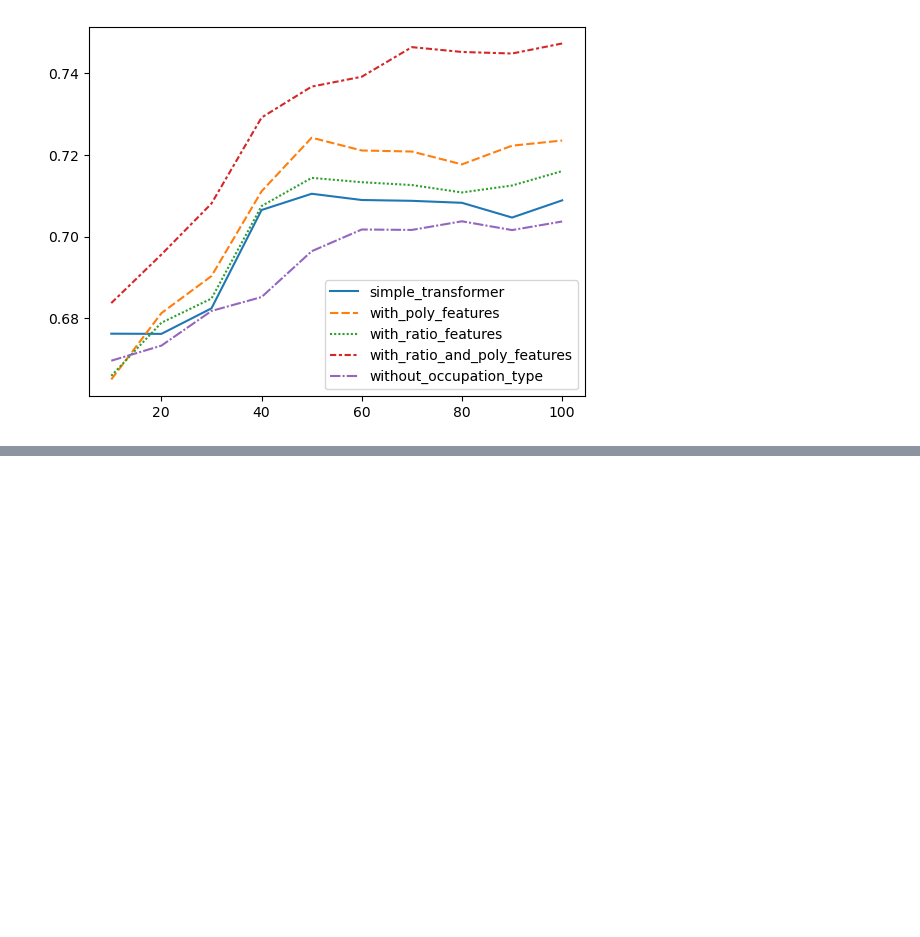
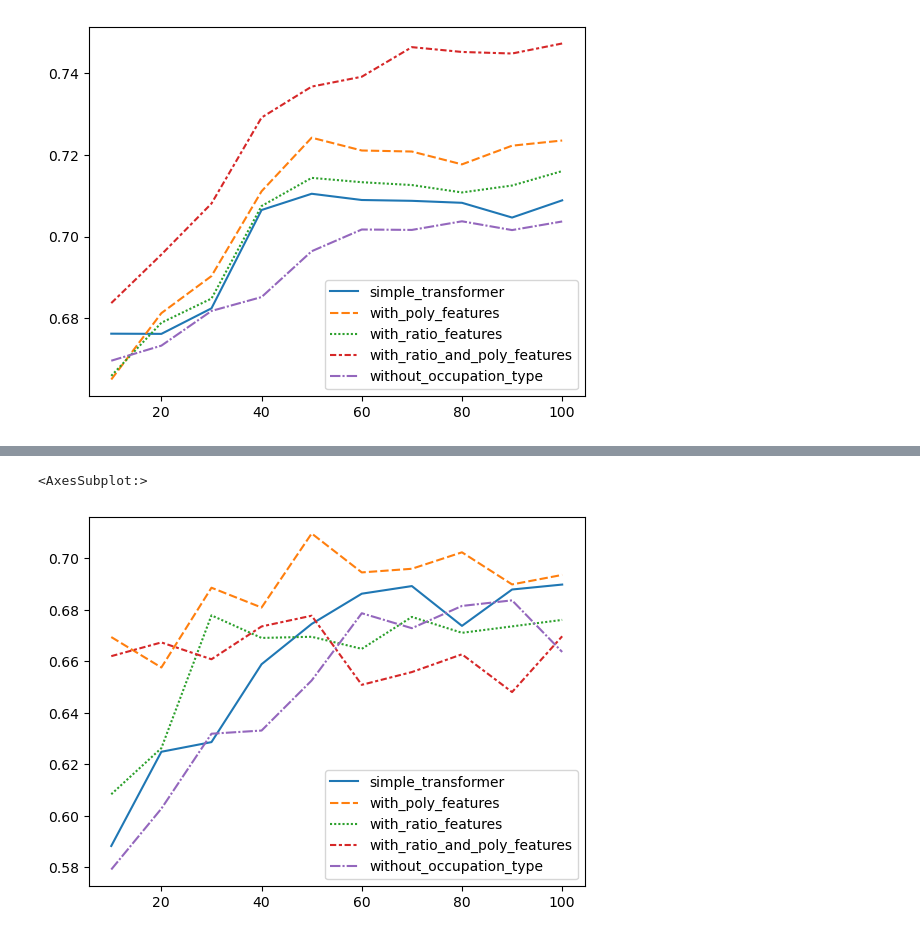
Before and after one commit to SoooSlooow/CreditCardsProject, a Jupyter notebook: Exploring features transformation.ipynb, the cells around one changed output, grey strips where cells are left out. Saved outputs shown, nothing was run; the diff lists cells and outputs as text; code cells hidden in the pictures; blank space fills up the shorter version.

Commit message:
Update feature transformation

```diff
--- a/Exploring features transformation.ipynb
+++ b/Exploring features transformation.ipynb
@@ -59,3 +59,10 @@ sns.lineplot(data=features_transformation_info)
 # %% [output]
 <AxesSubplot:>
 [figure]
+# %%
+%%time
+cv = StratifiedKFold(n_splits=5, shuffle=True, random_state=0)
+logreg_clf = RandomForestClassifier(random_state=0)
+features_transformation_info = get_features_transformation_info(df=df, classifier=logreg_clf, cv=cv)
+sns.lineplot(data=features_transformation_info)
+# %% [output]
@@ -61,0 +71,2 @@ sns.lineplot(data=features_transformation_info)
+<AxesSubplot:>
+[figure, added]
```
Also changed, not shown: parts of 5 cells of this notebook, 6 other files.
